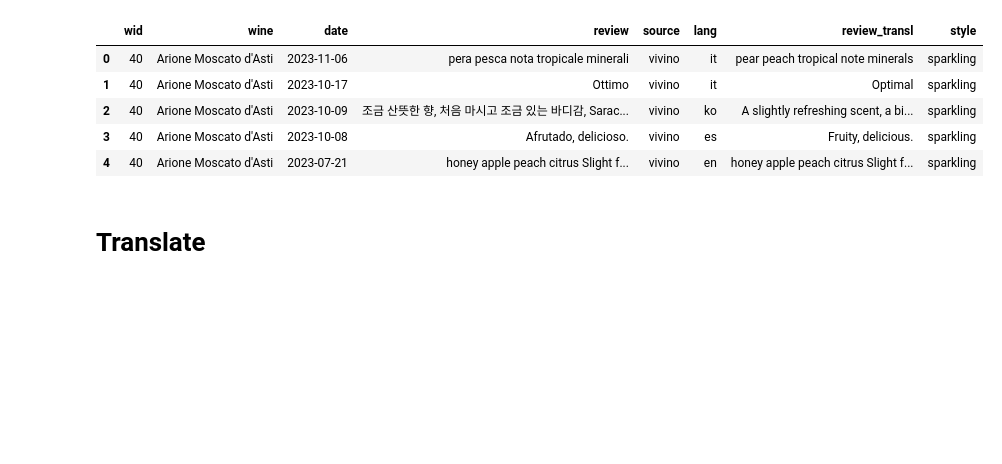
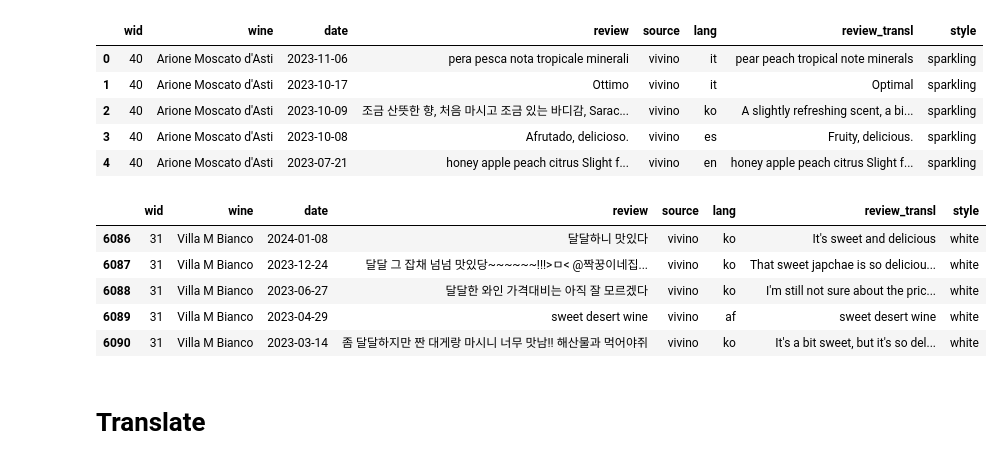
Before and after one commit to lbk209/topic_modeling, a Jupyter notebook: vivino_community_reviews.ipynb, the cells around one changed output. Cells and saved outputs as stored; diff of their text form; code cells hidden in the pictures; blank space fills up the shorter version.

```diff
--- a/vivino_community_reviews.ipynb
+++ b/vivino_community_reviews.ipynb
@@ -615,6 +675,15 @@ df_reviews.head()
 | 2 | 40 | Arione Moscato d'Asti | 2023-10-09 | 조금 산뜻한 향, 처음 마시고 조금 있는 바디감, Sarac... | vivino | ko | A slightly refreshing scent, a bi... | sparkling |
 | 3 | 40 | Arione Moscato d'Asti | 2023-10-08 | Afrutado, delicioso. | vivino | es | Fruity, delicious. | sparkling |
 | 4 | 40 | Arione Moscato d'Asti | 2023-07-21 | honey apple peach citrus Slight f... | vivino | en | honey apple peach citrus Slight f... | sparkling |
+# %%
+df_reviews.loc[df_reviews.wine.str.contains('Bianco')].head()
+# %% [output]
+|  | wid | wine | date | review | source | lang | review_transl | style |
+| 6086 | 31 | Villa M Bianco | 2024-01-08 | 달달하니 맛있다 | vivino | ko | It's sweet and delicious | white |
+| 6087 | 31 | Villa M Bianco | 2023-12-24 | 달달 그 잡채 넘넘 맛있당~~~~~~!!!>ㅁ< @짝꿍이네집... | vivino | ko | That sweet japchae is so deliciou... | white |
+| 6088 | 31 | Villa M Bianco | 2023-06-27 | 달달한 와인 가격대비는 아직 잘 모르겠다 | vivino | ko | I'm still not sure about the pric... | white |
+| 6089 | 31 | Villa M Bianco | 2023-04-29 | sweet desert wine | vivino | af | sweet desert wine | white |
+| 6090 | 31 | Villa M Bianco | 2023-03-14 | 좀 달달하지만 짠 대게랑 마시니 너무 맛남!! 해산물과 먹어야쥐 | vivino | ko | It's a bit sweet, but it's so del... | white |
 # %% [markdown]
 # Translate
 # %%
```
Also changed, not shown: parts of 27 cells of this notebook.
